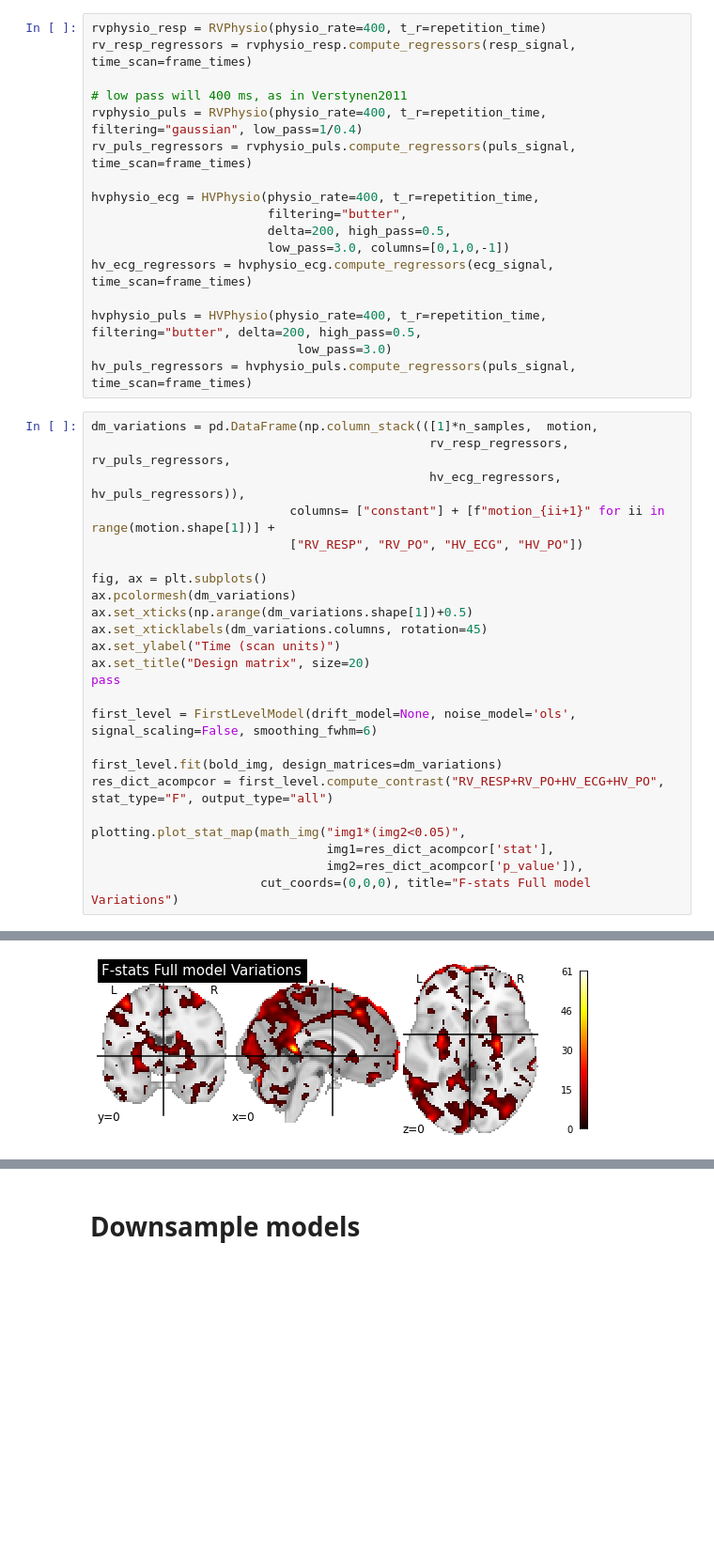
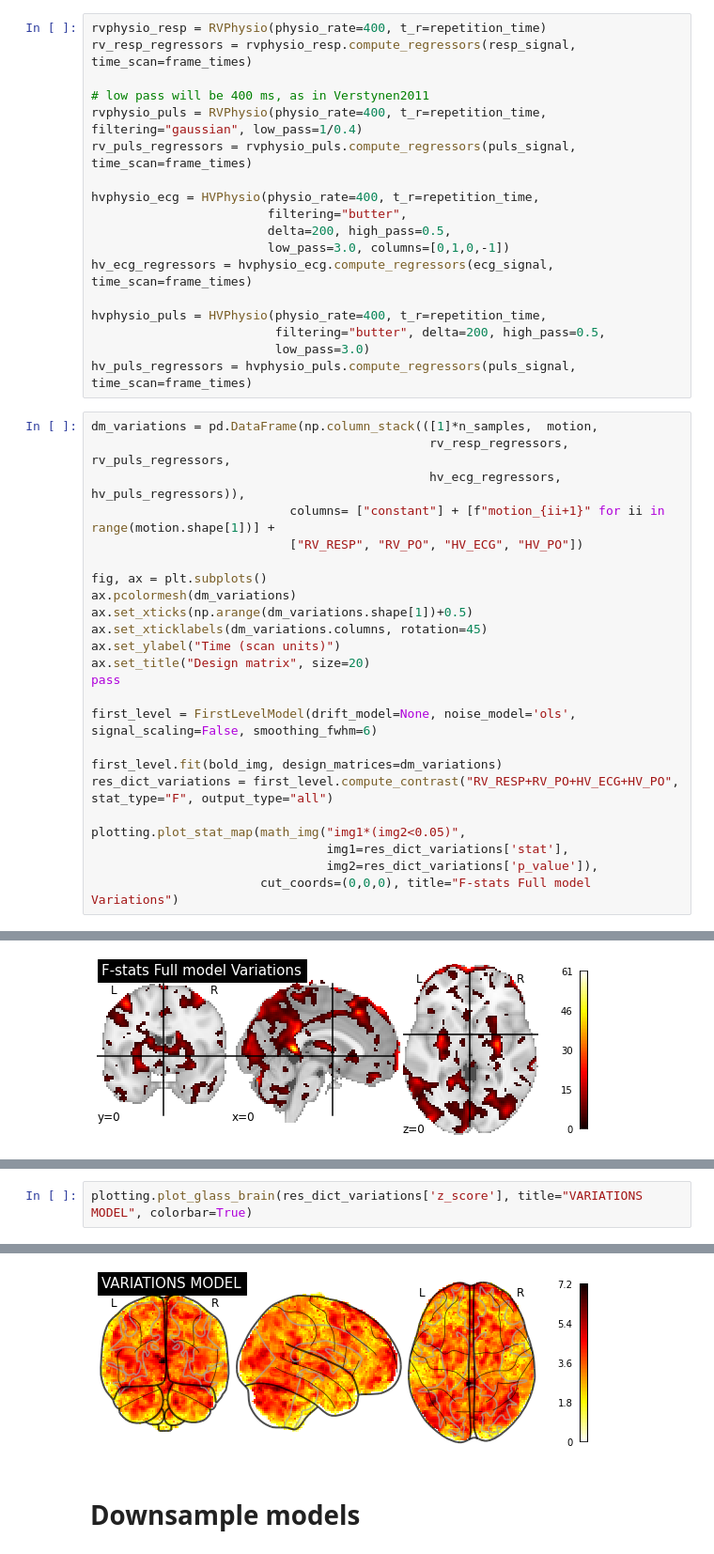
Before and after one commit to CoAxLab/niphlem, a Jupyter notebook: notebooks/demo_ebach.ipynb, the cells around one changed output, grey strips where cells are left out. Shown at 94% size. Cells and saved outputs as stored; diff of their text form; blank space fills up the shorter version.

```diff
--- a/notebooks/demo_ebach.ipynb
+++ b/notebooks/demo_ebach.ipynb
@@ -342,7 +356,7 @@ We follow here the same setup as in Verstynen 2011, that is, compute variations
 rvphysio_resp = RVPhysio(physio_rate=400, t_r=repetition_time)
 rv_resp_regressors = rvphysio_resp.compute_regressors(resp_signal, time_scan=frame_times)
 
-# low pass will 400 ms, as in Verstynen2011
+# low pass will be 400 ms, as in Verstynen2011
 rvphysio_puls = RVPhysio(physio_rate=400, t_r=repetition_time, filtering="gaussian", low_pass=1/0.4)
 rv_puls_regressors = rvphysio_puls.compute_regressors(puls_signal, time_scan=frame_times)
 
@@ -352,8 +366,9 @@ hvphysio_ecg = HVPhysio(physio_rate=400, t_r=repetition_time,
                         low_pass=3.0, columns=[0,1,0,-1])
 hv_ecg_regressors = hvphysio_ecg.compute_regressors(ecg_signal, time_scan=frame_times)
 
-hvphysio_puls = HVPhysio(physio_rate=400, t_r=repetition_time, filtering="butter", delta=200, high_pass=0.5,
-                            low_pass=3.0)
+hvphysio_puls = HVPhysio(physio_rate=400, t_r=repetition_time,
+                         filtering="butter", delta=200, high_pass=0.5,
+                         low_pass=3.0)
 hv_puls_regressors = hvphysio_puls.compute_regressors(puls_signal, time_scan=frame_times)
 # %%
 dm_variations = pd.DataFrame(np.column_stack(([1]*n_samples,  motion,
@@ -373,11 +388,11 @@ pass
 first_level = FirstLevelModel(drift_model=None, noise_model='ols', signal_scaling=False, smoothing_fwhm=6)
 
 first_level.fit(bold_img, design_matrices=dm_variations)
-res_dict_acompcor = first_level.compute_contrast("RV_RESP+RV_PO+HV_ECG+HV_PO", stat_type="F", output_type="all")
+res_dict_variations = first_level.compute_contrast("RV_RESP+RV_PO+HV_ECG+HV_PO", stat_type="F", output_type="all")
 
 plotting.plot_stat_map(math_img("img1*(img2<0.05)",
-                                img1=res_dict_acompcor['stat'],
-                                img2=res_dict_acompcor['p_value']),
+                                img1=res_dict_variations['stat'],
+                                img2=res_dict_variations['p_value']),
                        cut_coords=(0,0,0), title="F-stats Full model Variations")
 # %% [output]
 <nilearn.plotting.displays.OrthoSlicer at 0x...>
@@ -391,3 +406,6 @@ plotting.plot_stat_map(math_img("img1*(img2<0.05)",
 # %% [output]
 <nilearn.plotting.displays.ZSlicer at 0x...>
 [figure]
+# %%
+plotting.plot_glass_brain(res_dict_variations['z_score'], title="VARIATIONS MODEL", colorbar=True)
+# %% [output]
@@ -394,3 +413,4 @@ plotting.plot_stat_map(math_img("img1*(img2<0.05)",
+[figure, added]
 # %% [markdown]
 # Downsample models
 # %%
```
Also changed, not shown: parts of 7 cells of this notebook, 1 other file.
